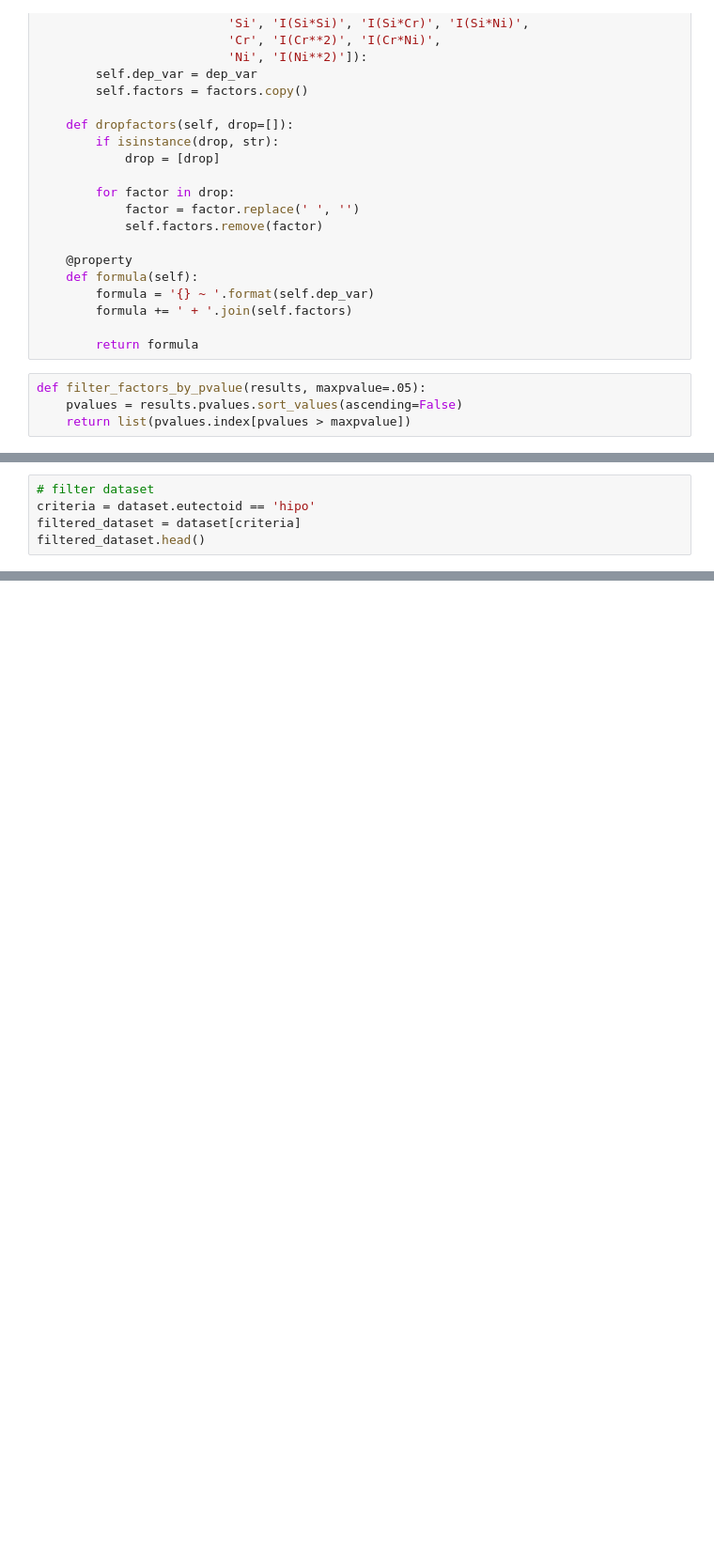
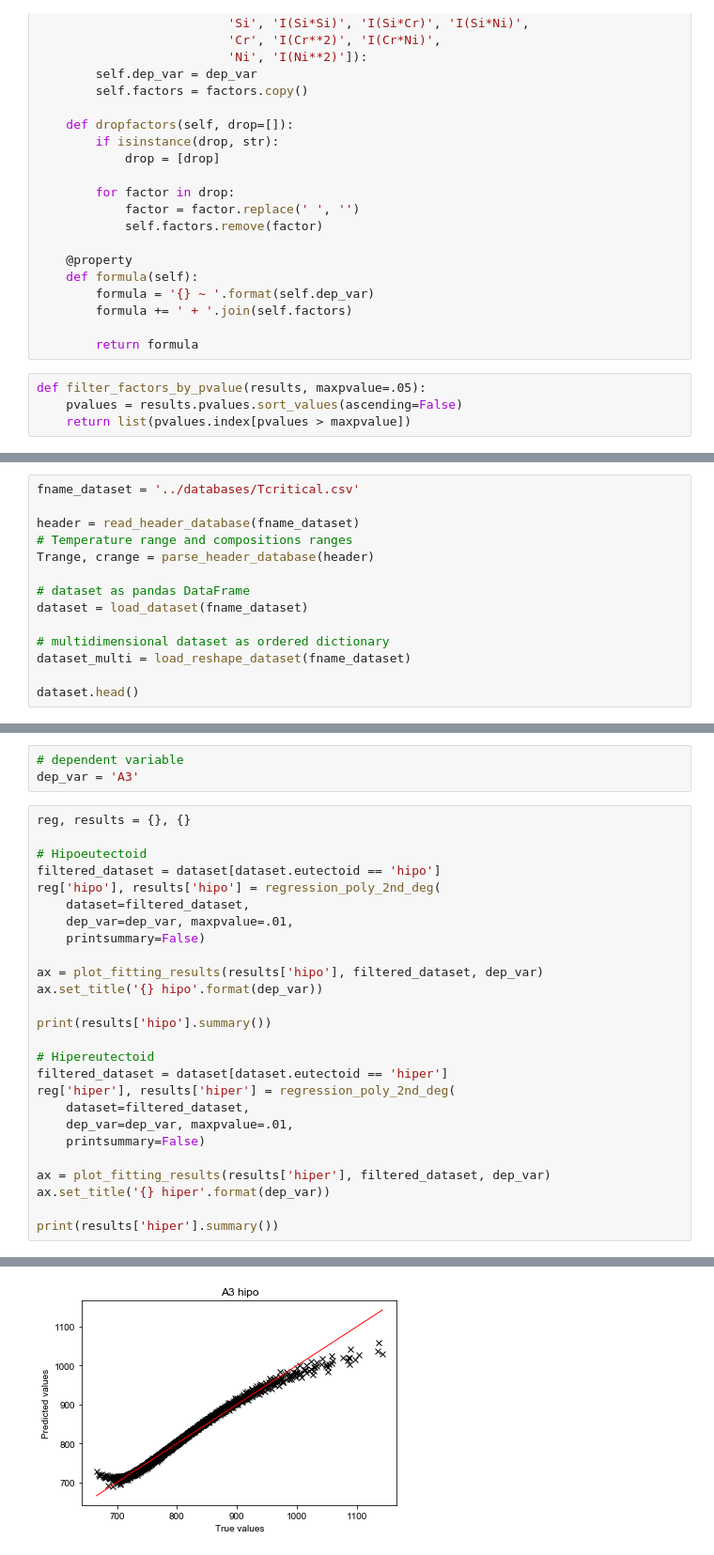
Before and after one commit to paula-aribeiro/senior-thesis, a Jupyter notebook: tests_regression/Tcritical_regression_statsmodels.ipynb, the cells around one changed output, grey strips where cells are left out. Shown: that part at 94% size. Cells and saved outputs as stored; diff of their text form; blank space fills up the shorter version.

```diff
--- a/tests_regression/Tcritical_regression_statsmodels.ipynb
+++ b/tests_regression/Tcritical_regression_statsmodels.ipynb
@@ -69,5 +64,0 @@ dataset.head()
-# %%
-# filter dataset
-criteria = dataset.eutectoid == 'hipo'
-filtered_dataset = dataset[criteria]
-filtered_dataset.head()
@@ -143,0 +140,14 @@ ax.plot([exp.min(), exp.max()], [exp.min(), exp.max()], 'r-')
+# %%
+fname_dataset = '../databases/Tcritical.csv'
+
+header = read_header_database(fname_dataset)
+# Temperature range and compositions ranges
+Trange, crange = parse_header_database(header)
+
+# dataset as pandas DataFrame
+dataset = load_dataset(fname_dataset)
+
+# multidimensional dataset as ordered dictionary
+dataset_multi = load_reshape_dataset(fname_dataset)
+
+dataset.head()
@@ -143,0 +161,30 @@ ax.plot([exp.min(), exp.max()], [exp.min(), exp.max()], 'r-')
+# %%
+# dependent variable
+dep_var = 'A3'
+# %%
+reg, results = {}, {}
+
+# Hipoeutectoid
+filtered_dataset = dataset[dataset.eutectoid == 'hipo']
+reg['hipo'], results['hipo'] = regression_poly_2nd_deg(
+    dataset=filtered_dataset,
+    dep_var=dep_var, maxpvalue=.01,
+    printsummary=False)
+
+ax = plot_fitting_results(results['hipo'], filtered_dataset, dep_var)
+ax.set_title('{} hipo'.format(dep_var))
+
+print(results['hipo'].summary())
+
+# Hipereutectoid
+filtered_dataset = dataset[dataset.eutectoid == 'hiper']
+reg['hiper'], results['hiper'] = regression_poly_2nd_deg(
+    dataset=filtered_dataset,
+    dep_var=dep_var, maxpvalue=.01,
+    printsummary=False)
+
+ax = plot_fitting_results(results['hiper'], filtered_dataset, dep_var)
+ax.set_title('{} hiper'.format(dep_var))
+
+print(results['hiper'].summary())
+# %% [output]
@@ -143,0 +208 @@ ax.plot([exp.min(), exp.max()], [exp.min(), exp.max()], 'r-')
+[figure, added]
```
Also changed, not shown: parts of 9 cells of this notebook, 4 other files.
